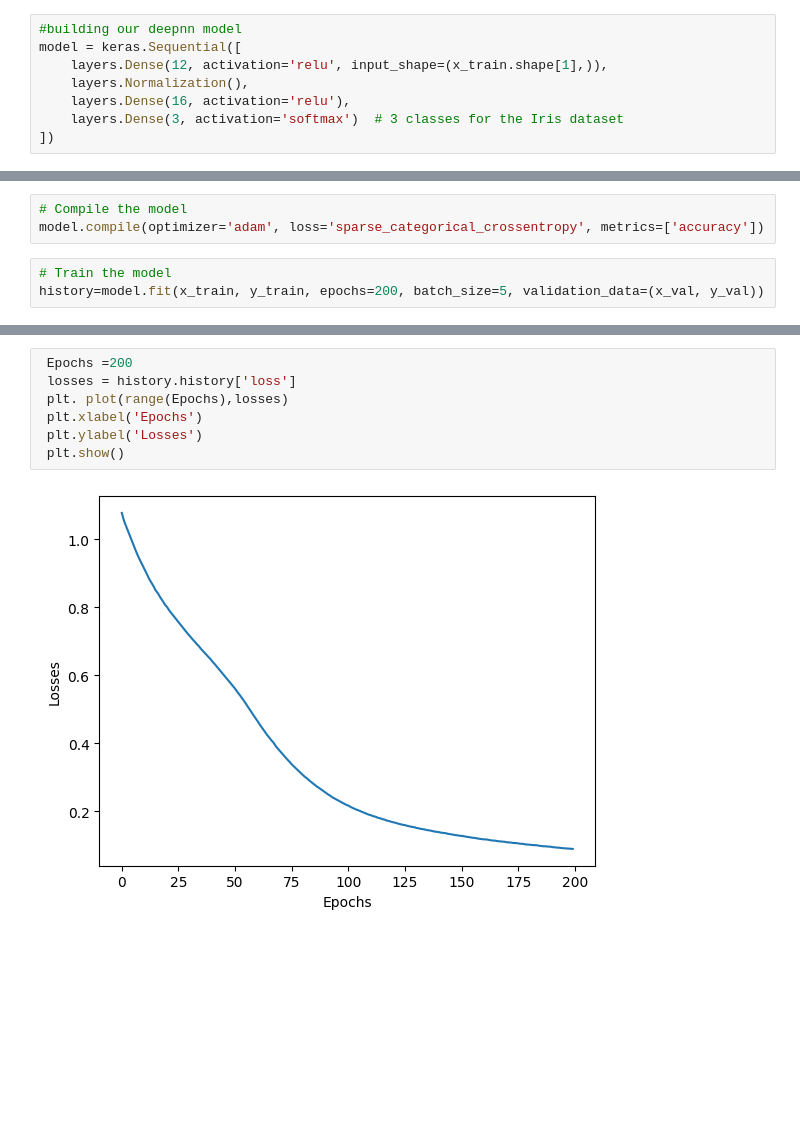
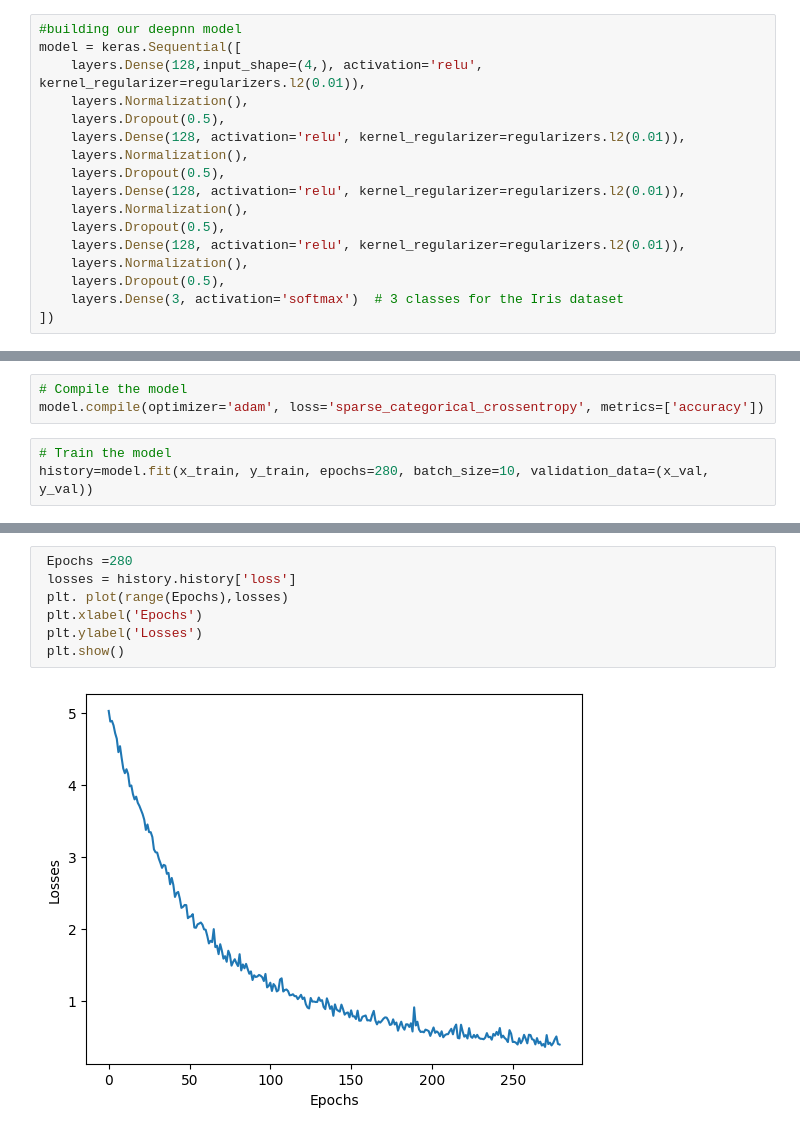
Before and after one commit to DSpike/Iris_Plan_Classification, a Jupyter notebook: Iris_Plant_Classification.ipynb, the cells around one changed output, grey strips where cells are left out. Drawn from its saved outputs; the diff is of its cells as text; blank space fills up the shorter version.

```diff
--- a/Iris_Plant_Classification.ipynb
+++ b/Iris_Plant_Classification.ipynb
@@ -49,9 +50,18 @@ x_test=sandardize.transform(x_test)
 # %%
 #building our deepnn model
 model = keras.Sequential([
-    layers.Dense(12, activation='relu', input_shape=(x_train.shape[1],)),
+    layers.Dense(128,input_shape=(4,), activation='relu', kernel_regularizer=regularizers.l2(0.01)),
     layers.Normalization(),
-    layers.Dense(16, activation='relu'),
+    layers.Dropout(0.5),
+    layers.Dense(128, activation='relu', kernel_regularizer=regularizers.l2(0.01)),
+    layers.Normalization(),
+    layers.Dropout(0.5),
+    layers.Dense(128, activation='relu', kernel_regularizer=regularizers.l2(0.01)),
+    layers.Normalization(),
+    layers.Dropout(0.5),
+    layers.Dense(128, activation='relu', kernel_regularizer=regularizers.l2(0.01)),
+    layers.Normalization(),
+    layers.Dropout(0.5),
     layers.Dense(3, activation='softmax')  # 3 classes for the Iris dataset
 ])
 # %%
@@ -81,5 +91,5 @@ plot_model(model, to_file='model_plot.png', show_shapes=True, show_layer_names=T
 model.compile(optimizer='adam', loss='sparse_categorical_crossentropy', metrics=['accuracy'])
 # %%
 # Train the model
-history=model.fit(x_train, y_train, epochs=200, batch_size=5, validation_data=(x_val, y_val))
+history=model.fit(x_train, y_train, epochs=280, batch_size=10, validation_data=(x_val, y_val))
 # %% [output]
@@ -173,12 +183,12 @@ plt.show()
 # %%
- Epochs =200
+ Epochs =280
  losses = history.history['loss']
  plt. plot(range(Epochs),losses)
  plt.xlabel('Epochs')
  plt.ylabel('Losses')
  plt.show()
 # %% [output]
-[figure, old version]
+[figure, new version]
 # %%
 history.history.keys()
 plt.plot(history.history['accuracy'])
```
Also changed, not shown: parts of 12 cells of this notebook.
